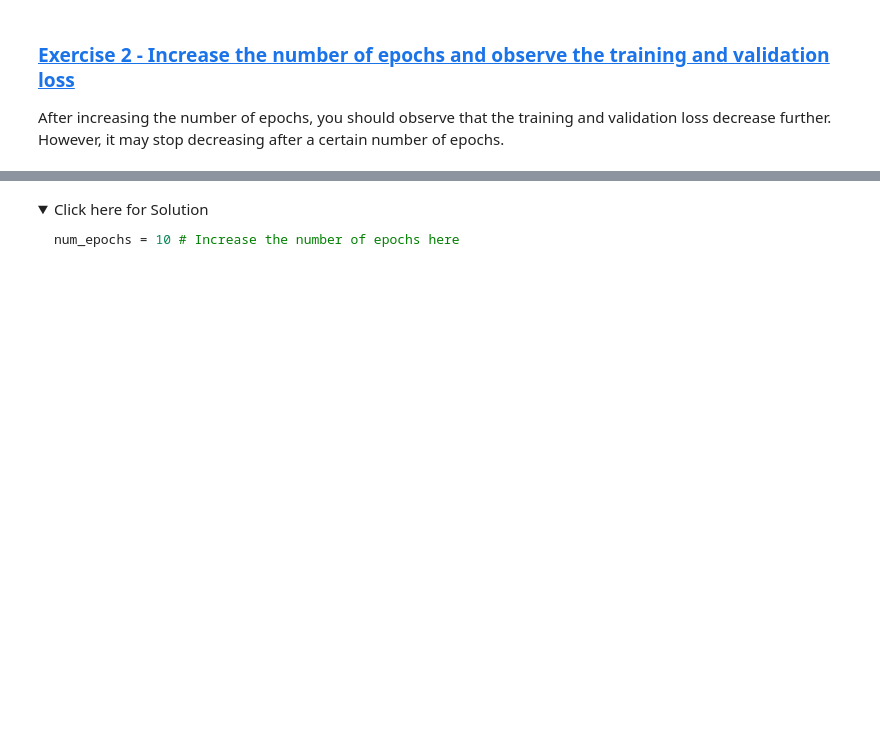
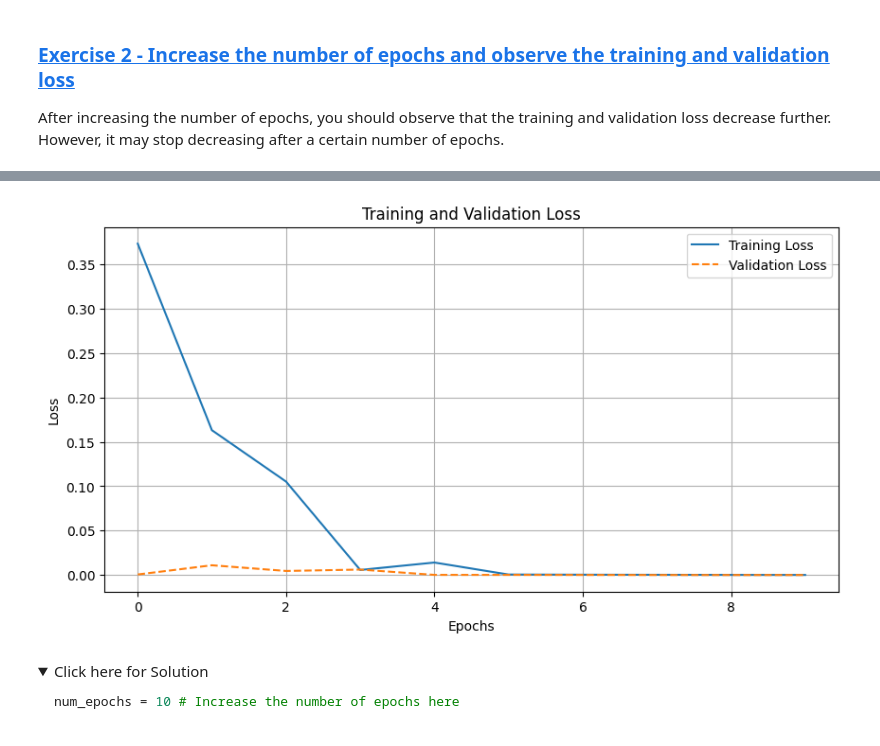
Before and after one commit to adarshadan/DeepLearningAndGenerativeAI, a Jupyter notebook: Labs/DeepLearning with Pytorch/Convolutional Neural Network for Anime Image Classification.ipynb, the cells around one changed output, grey strips where cells are left out. Saved outputs shown, nothing was run; the diff lists cells and outputs as text; code cells hidden in the pictures; folded sections open; blank space fills up the shorter version.

```diff
--- a/Labs/DeepLearning with Pytorch/Convolutional Neural Network for Anime Image Classification.ipynb
+++ b/Labs/DeepLearning with Pytorch/Convolutional Neural Network for Anime Image Classification.ipynb
@@ -476,7 +533,7 @@ import torch
 
 # Training loop
 # TODO: Increase the number of epochs
-num_epochs = 7 # Increase the number of epochs here
+num_epochs = 10 # Increase the number of epochs here
 train_losses = []
 val_losses = []
 
@@ -521,3 +578,4 @@ plt.legend()
 plt.grid(True)
 plt.title('Training and Validation Loss')
 plt.show()
+# %% [output]
@@ -524,3 +593,4 @@ plt.show()
+[figure, added]
 # %% [markdown]
 <details>
     <summary>Click here for Solution</summary>
```
Also changed, not shown: parts of 18 cells of this notebook, 10 other files.
